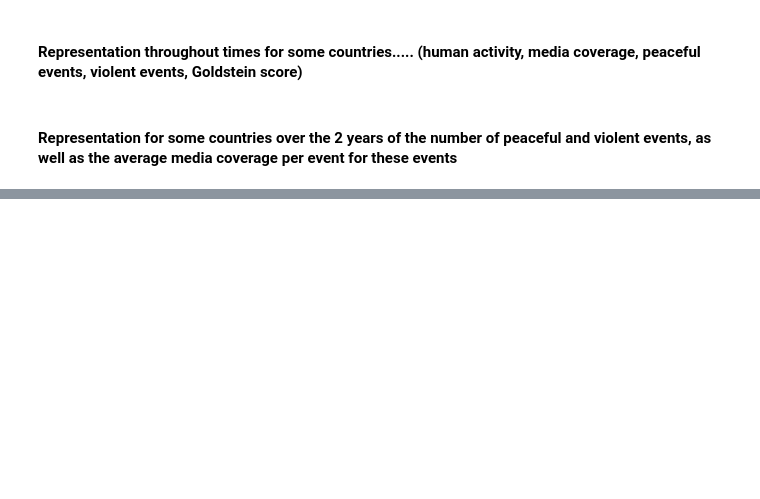
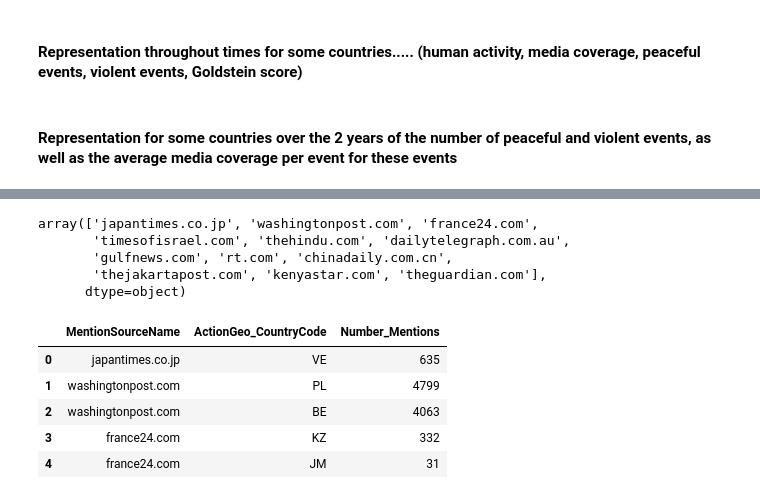
Before and after one commit to laurefont/LovelaceCrewProject, a Jupyter notebook: Final_NoteBook.ipynb, the cells around one changed output, grey strips where cells are left out. Saved outputs shown, nothing was run; the diff lists cells and outputs as text; code cells hidden in the pictures; blank space fills up the shorter version.

```diff
--- a/Final_NoteBook.ipynb
+++ b/Final_NoteBook.ipynb
@@ -2315,0 +2828,19 @@ stats.spearmanr(mentions_Golstein_data['GoldsteinScale'],mentions_Golstein_data[
+# %%
+# function : mentions_biggest_sources1
+countries_mentions_biggest_sources1 = pd.read_csv('./data/'+'countries_mentions_biggest_sources1_new.csv')
+countries_mentions_biggest_sources1['MentionSourceName'].unique()
+# %% [output]
+array(['japantimes.co.jp', 'washingtonpost.com', 'france24.com',
+       'timesofisrael.com', 'thehindu.com', 'dailytelegraph.com.au',
+       'gulfnews.com', 'rt.com', 'chinadaily.com.cn',
+       'thejakartapost.com', 'kenyastar.com', 'theguardian.com'],
+      dtype=object)
+# %%
+countries_mentions_biggest_sources1.head(5)
+# %% [output]
+|  | MentionSourceName | ActionGeo_CountryCode | Number_Mentions |
+| 0 | japantimes.co.jp | VE | 635 |
+| 1 | washingtonpost.com | PL | 4799 |
+| 2 | washingtonpost.com | BE | 4063 |
+| 3 | france24.com | KZ | 332 |
+| 4 | france24.com | JM | 31 |
```
Also changed, not shown: parts of 163 cells of this notebook, 7 other files.
